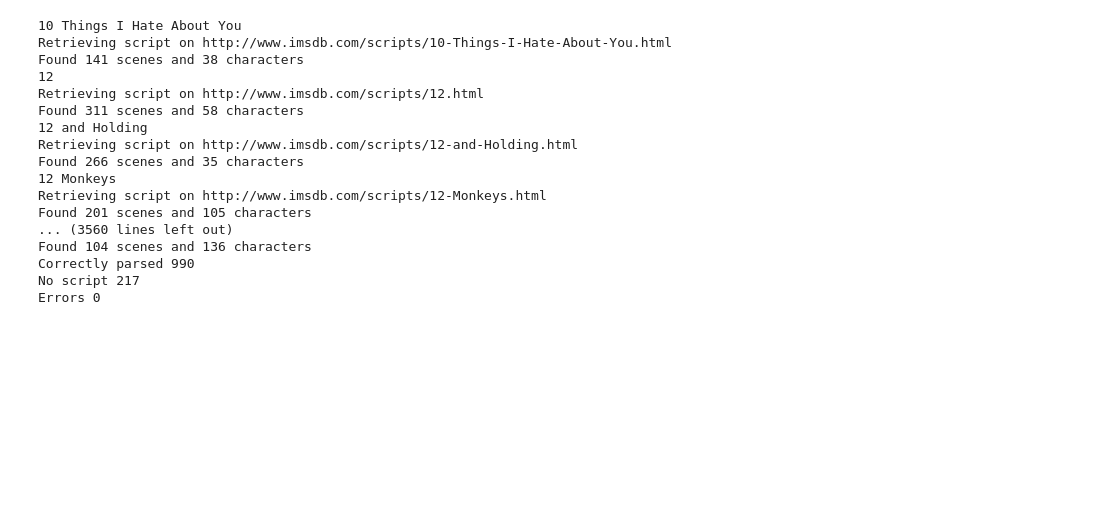
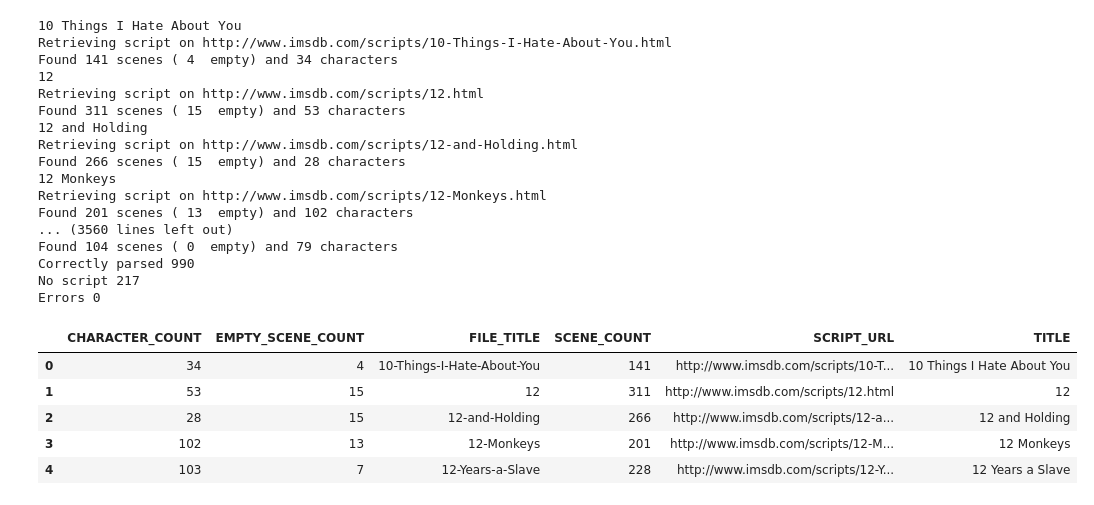
Before and after one commit to RikBoeykens/scrape-film-scripts, a Jupyter notebook: Scraper.ipynb, the cells around one changed output. Saved outputs shown, nothing was run; the diff lists cells and outputs as text; code cells hidden in the pictures; blank space fills up the shorter version.

```diff
--- a/Scraper.ipynb
+++ b/Scraper.ipynb
@@ -53,6 +54,13 @@ import re
 def clean_text(text):
     text = text.replace('\r', ' ').replace('\n', ' ')
     return re.sub(r"\s+", " ", text).strip()
+
+def clean_character(character):
+    # check if there's a ( in the character
+    if "(" not in character:
+        return character, ""
+    splitCharacter, splitBracket, splitSuffix = character.rpartition("(")
+    return splitCharacter.strip(), (splitBracket + splitSuffix).strip()
 # %%
 import pandas as pd
 import numpy as np
@@ -177,9 +195,21 @@ for p in paragraphs:
         no_script.append(anchor['href'])
         continue
     try:
-        with open(os.path.join(corpus_path, scripts_path, title + '.json'), 'w') as outfile:
+        with open(os.path.join(corpus_path, results_folder, scripts_folder, title + '.json'), 'w') as outfile:
             outfile.write(json.dumps(script))
-        correct_parsed.append(anchor['href'])
+        scene_count = len(script['scenes'])
+        empty_scenes = list(filter(lambda s: len(s['body']) == 0, script['scenes']))
+        empty_scene_count = len(empty_scenes)
+        character_count = len(script['characters'])
+        print("Found", scene_count, "scenes (", empty_scene_count," empty) and", character_count, "characters")
+        correct_parsed.append({
+            'TITLE': script['title'],
+            'SCRIPT_URL': script['script_url'],
+            'FILE_TITLE': script['file_title'],
+            'SCENE_COUNT': scene_count,
+            'EMPTY_SCENE_COUNT': empty_scene_count,
+            'CHARACTER_COUNT': character_count
+        })
     except:
         print("error while writing")
         error.append(anchor['href'])
@@ -191,18 +221,18 @@ for error_url in error:
 # %% [output]
 10 Things I Hate About You
 Retrieving script on http://www.imsdb.com/scripts/10-Things-I-Hate-About-You.html
-Found 141 scenes and 38 characters
+Found 141 scenes ( 4  empty) and 34 characters
 12
 Retrieving script on http://www.imsdb.com/scripts/12.html
-Found 311 scenes and 58 characters
+Found 311 scenes ( 15  empty) and 53 characters
 12 and Holding
 Retrieving script on http://www.imsdb.com/scripts/12-and-Holding.html
-Found 266 scenes and 35 characters
+Found 266 scenes ( 15  empty) and 28 characters
 12 Monkeys
 Retrieving script on http://www.imsdb.com/scripts/12-Monkeys.html
-Found 201 scenes and 105 characters
+Found 201 scenes ( 13  empty) and 102 characters
 ... (3560 lines left out)
-Found 104 scenes and 136 characters
+Found 104 scenes ( 0  empty) and 79 characters
 Correctly parsed 990
 No script 217
 Errors 0
@@ -208,0 +242,9 @@ Errors 0
+# %%
+df_films.head()
+# %% [output]
+|  | CHARACTER_COUNT | EMPTY_SCENE_COUNT | FILE_TITLE | SCENE_COUNT | SCRIPT_URL | TITLE |
+| 0 | 34 | 4 | 10-Things-I-Hate-About-You | 141 | http://www.imsdb.com/scripts/10-T... | 10 Things I Hate About You |
+| 1 | 53 | 15 | 12 | 311 | http://www.imsdb.com/scripts/12.html | 12 |
+| 2 | 28 | 15 | 12-and-Holding | 266 | http://www.imsdb.com/scripts/12-a... | 12 and Holding |
+| 3 | 102 | 13 | 12-Monkeys | 201 | http://www.imsdb.com/scripts/12-M... | 12 Monkeys |
+| 4 | 103 | 7 | 12-Years-a-Slave | 228 | http://www.imsdb.com/scripts/12-Y... | 12 Years a Slave |
```
Also changed, not shown: parts of 7 cells of this notebook.
